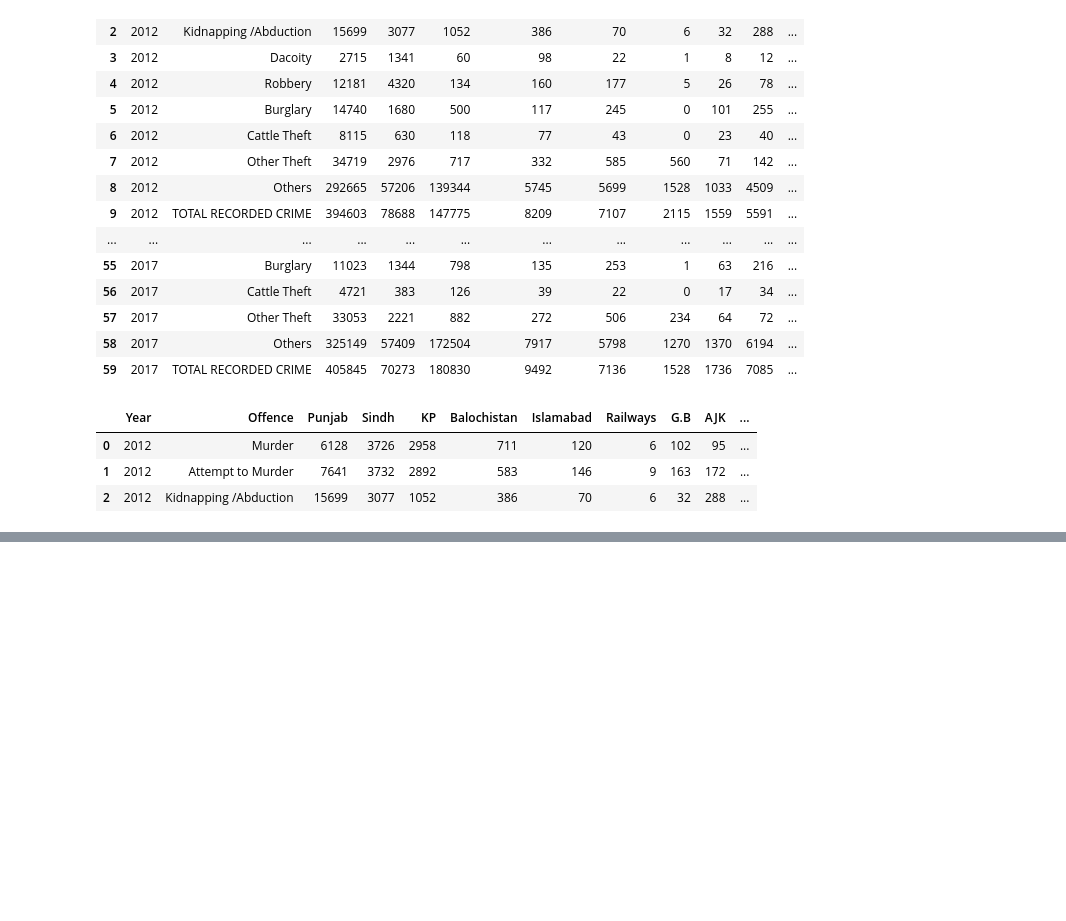
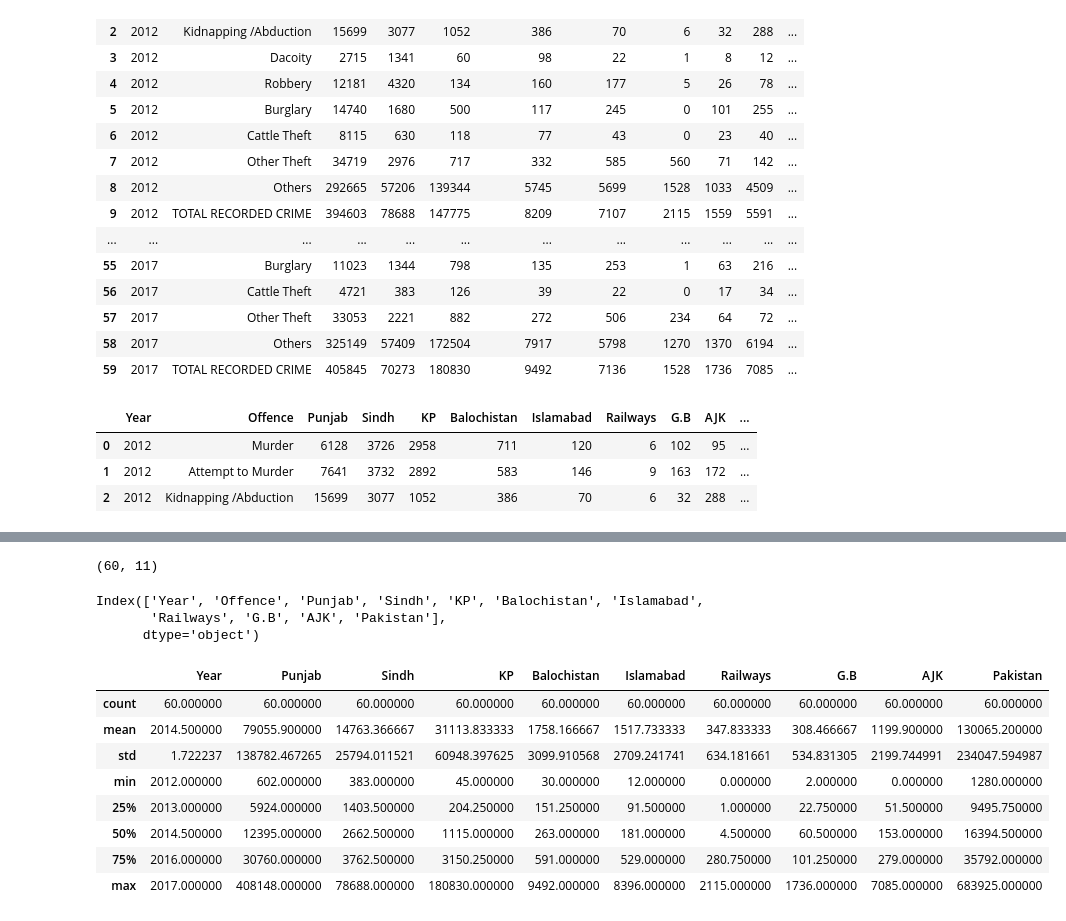
Before and after one commit to HassanFareedMughal/Big-Data-Analysis-on-Crimes, a Jupyter notebook: DSA Project.ipynb, the cells around one changed output, grey strips where cells are left out. Cells and saved outputs as stored; diff of their text form; code cells hidden in the pictures; blank space fills up the shorter version.

```diff
--- a/DSA Project.ipynb
+++ b/DSA Project.ipynb
@@ -49,0 +79,22 @@ Name: 0, dtype: object
+# %%
+df.shape
+# %% [output]
+(60, 11)
+# %%
+df.columns
+# %% [output]
+Index(['Year', 'Offence', 'Punjab', 'Sindh', 'KP', 'Balochistan', 'Islamabad',
+       'Railways', 'G.B', 'AJK', 'Pakistan'],
+      dtype='object')
+# %%
+df.describe()
+# %% [output]
+|  | Year | Punjab | Sindh | KP | Balochistan | Islamabad | Railways | G.B | AJK | Pakistan |
+| count | 60.000000 | 60.000000 | 60.000000 | 60.000000 | 60.000000 | 60.000000 | 60.000000 | 60.000000 | 60.000000 | 60.000000 |
+| mean | 2014.500000 | 79055.900000 | 14763.366667 | 31113.833333 | 1758.166667 | 1517.733333 | 347.833333 | 308.466667 | 1199.900000 | 130065.200000 |
+| std | 1.722237 | 138782.467265 | 25794.011521 | 60948.397625 | 3099.910568 | 2709.241741 | 634.181661 | 534.831305 | 2199.744991 | 234047.594987 |
+| min | 2012.000000 | 602.000000 | 383.000000 | 45.000000 | 30.000000 | 12.000000 | 0.000000 | 2.000000 | 0.000000 | 1280.000000 |
+| 25% | 2013.000000 | 5924.000000 | 1403.500000 | 204.250000 | 151.250000 | 91.500000 | 1.000000 | 22.750000 | 51.500000 | 9495.750000 |
+| 50% | 2014.500000 | 12395.000000 | 2662.500000 | 1115.000000 | 263.000000 | 181.000000 | 4.500000 | 60.500000 | 153.000000 | 16394.500000 |
+| 75% | 2016.000000 | 30760.000000 | 3762.500000 | 3150.250000 | 591.000000 | 529.000000 | 280.750000 | 101.250000 | 279.000000 | 35792.000000 |
+| max | 2017.000000 | 408148.000000 | 78688.000000 | 180830.000000 | 9492.000000 | 8396.000000 | 2115.000000 | 1736.000000 | 7085.000000 | 683925.000000 |
```
Also changed, not shown: parts of 7 cells of this notebook.
